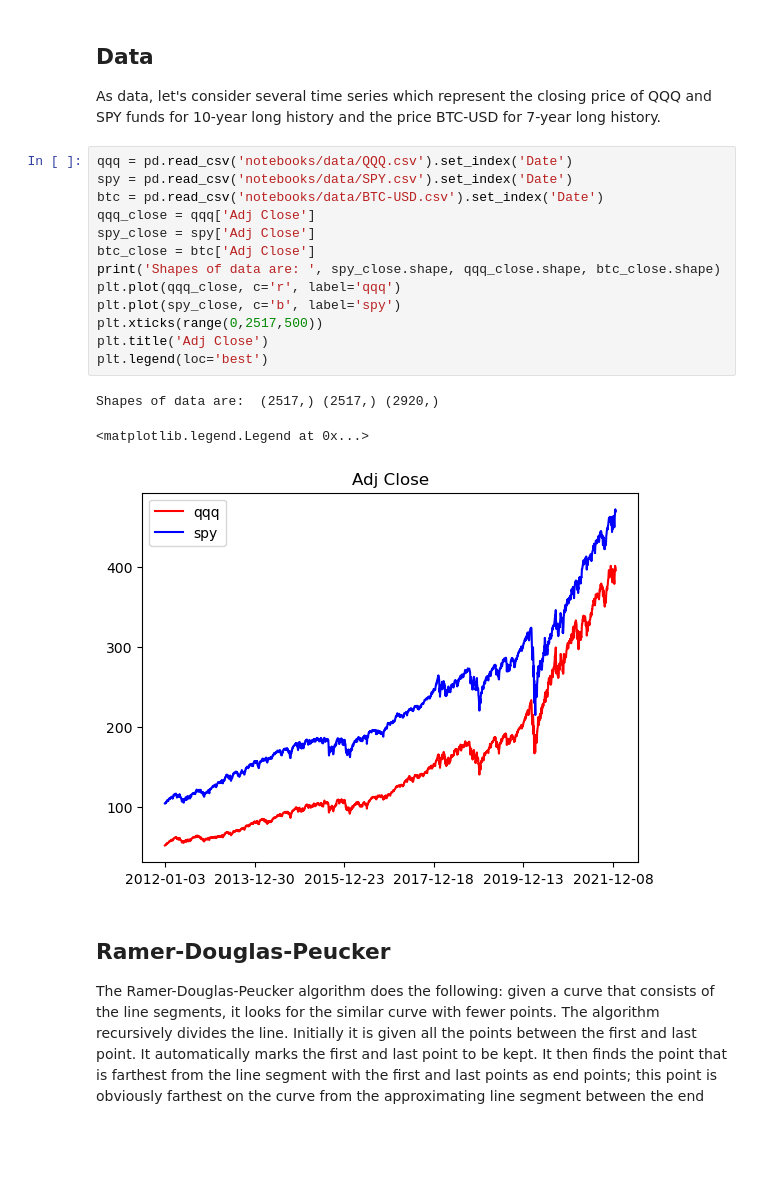
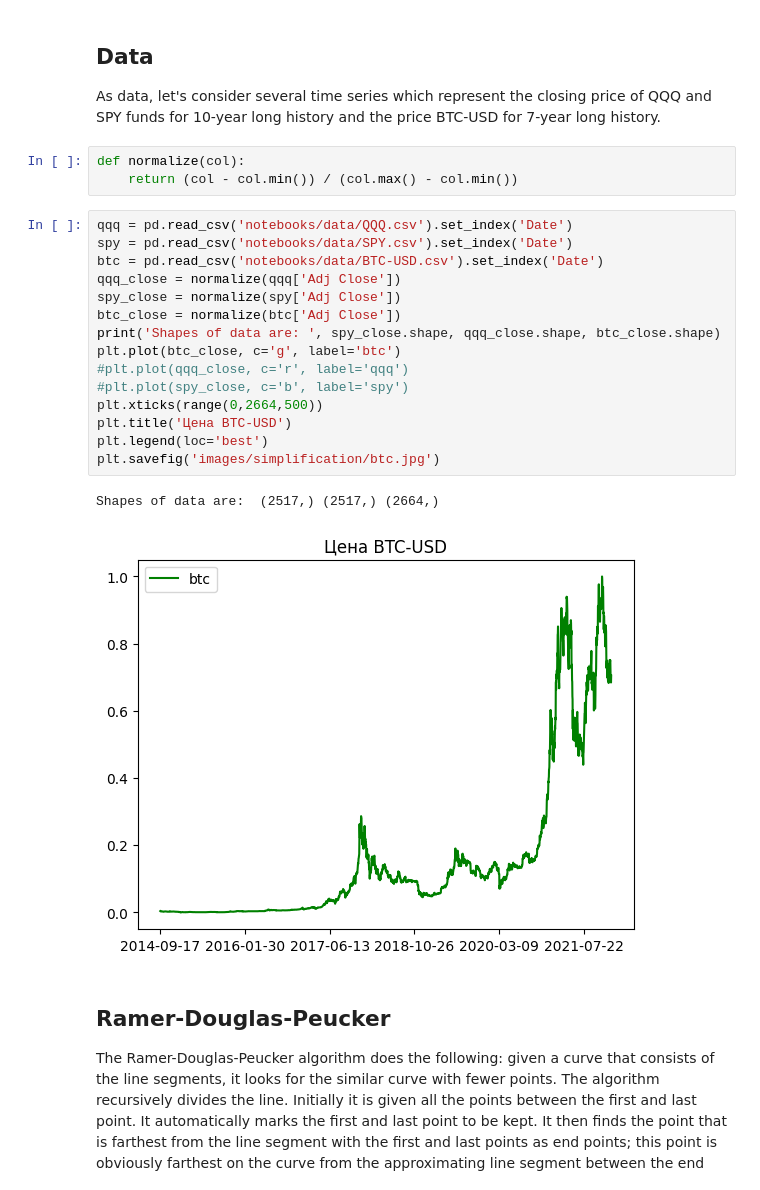
Before and after one commit to Snopoff/Masters-Thesis, a Jupyter notebook: notebooks/simplification.ipynb, the cells around one changed output. Saved outputs shown, nothing was run; the diff lists cells and outputs as text; blank space fills up the shorter version.

```diff
--- a/notebooks/simplification.ipynb
+++ b/notebooks/simplification.ipynb
@@ -21,23 +21,27 @@ from sklearn.preprocessing import StandardScaler
 ## Data
 
 As data, let's consider several time series which represent the closing price of QQQ and SPY funds for 10-year long history and the price BTC-USD for 7-year long history.
+# %%
+def normalize(col):
+    return (col - col.min()) / (col.max() - col.min())
 # %%
 qqq = pd.read_csv('notebooks/data/QQQ.csv').set_index('Date')
 spy = pd.read_csv('notebooks/data/SPY.csv').set_index('Date')
 btc = pd.read_csv('notebooks/data/BTC-USD.csv').set_index('Date')
-qqq_close = qqq['Adj Close']
-spy_close = spy['Adj Close']
-btc_close = btc['Adj Close']
+qqq_close = normalize(qqq['Adj Close'])
+spy_close = normalize(spy['Adj Close'])
+btc_close = normalize(btc['Adj Close'])
 print('Shapes of data are: ', spy_close.shape, qqq_close.shape, btc_close.shape)
-plt.plot(qqq_close, c='r', label='qqq')
-plt.plot(spy_close, c='b', label='spy')
-plt.xticks(range(0,2517,500))
-plt.title('Adj Close')
+plt.plot(btc_close, c='g', label='btc')
+#plt.plot(qqq_close, c='r', label='qqq')
+#plt.plot(spy_close, c='b', label='spy')
+plt.xticks(range(0,2664,500))
+plt.title('Цена BTC-USD')
 plt.legend(loc='best')
+plt.savefig('images/simplification/btc.jpg')
 # %% [output]
-Shapes of data are:  (2517,) (2517,) (2920,)
+Shapes of data are:  (2517,) (2517,) (2664,)
-<matplotlib.legend.Legend at 0x...>
-[figure, old version]
+[figure, new version]
 # %% [markdown]
 ## Ramer-Douglas-Peucker
 
```
Also changed, not shown: parts of 17 cells of this notebook, 5 other files.
